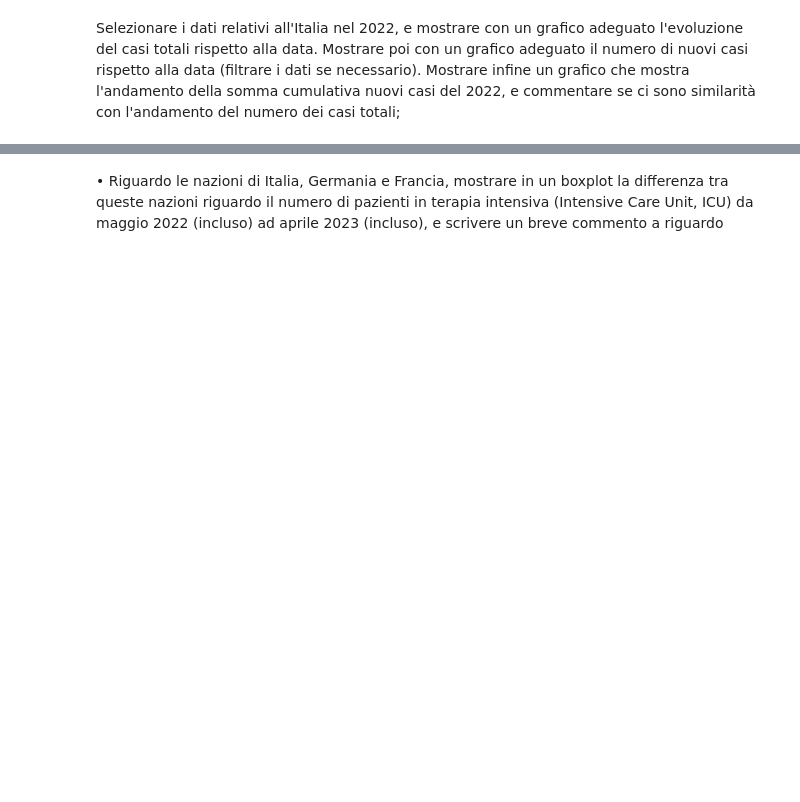
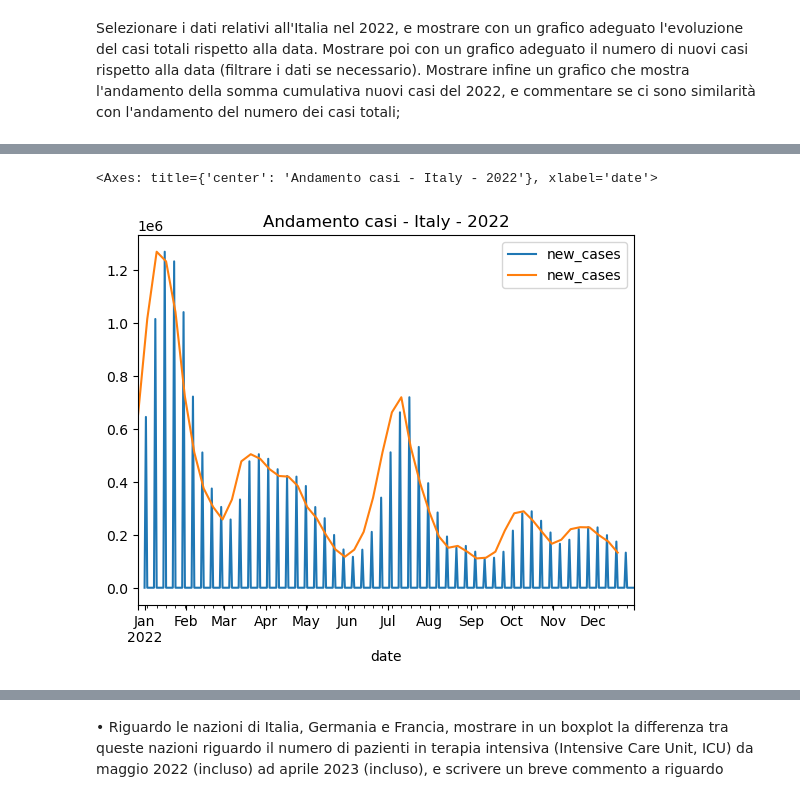
Before and after one commit to FrancescaParri/EpicodePython, a Jupyter notebook: Esercizio finale Python_Francesca Parri.ipynb, the cells around one changed output, grey strips where cells are left out. Cells and saved outputs as stored; diff of their text form; code cells hidden in the pictures; blank space fills up the shorter version.

```diff
--- a/Esercizio finale Python_Francesca Parri.ipynb
+++ b/Esercizio finale Python_Francesca Parri.ipynb
@@ -223,0 +162,12 @@ See the caveats in the documentation: https://pandas.pydata.org/pandas-docs/stab
+# %%
+df_nc_Italy_2022["new_cases"].plot( legend="bool", title="Andamento casi - Italy - 2022")
+
+#Osservo che ci sono molti dati nulli in "new_cases". Uso quindi una mask per filtrare solo quelli >0
+mask_new_cases=df_nc_Italy_2022["new_cases"] > 0
+#print(mask_new_cases)
+df_nc_Italy_2022_filtrato=df_nc_Italy_2022[mask_new_cases]
+#print(df_nc_Italy_2022_filtrato)
+df_nc_Italy_2022_filtrato["new_cases"].plot( legend="bool", title="Andamento casi - Italy - 2022")
+# %% [output]
+<Axes: title={'center': 'Andamento casi - Italy - 2022'}, xlabel='date'>
+[figure, added]
```
Also changed, not shown: parts of 35 cells of this notebook.
